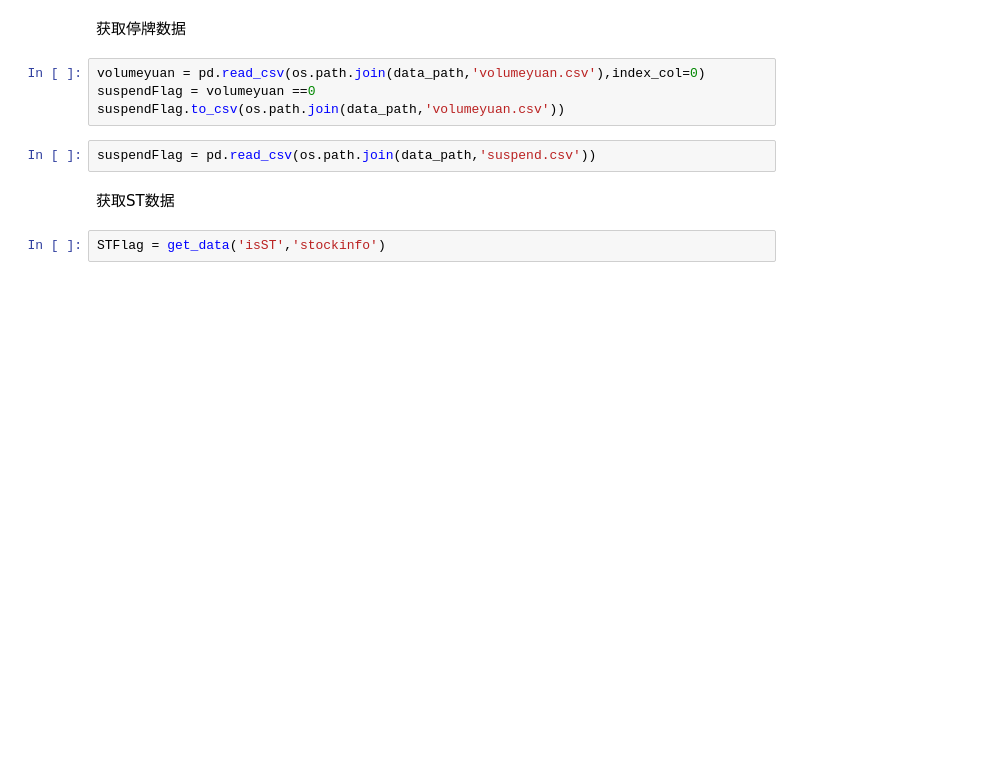
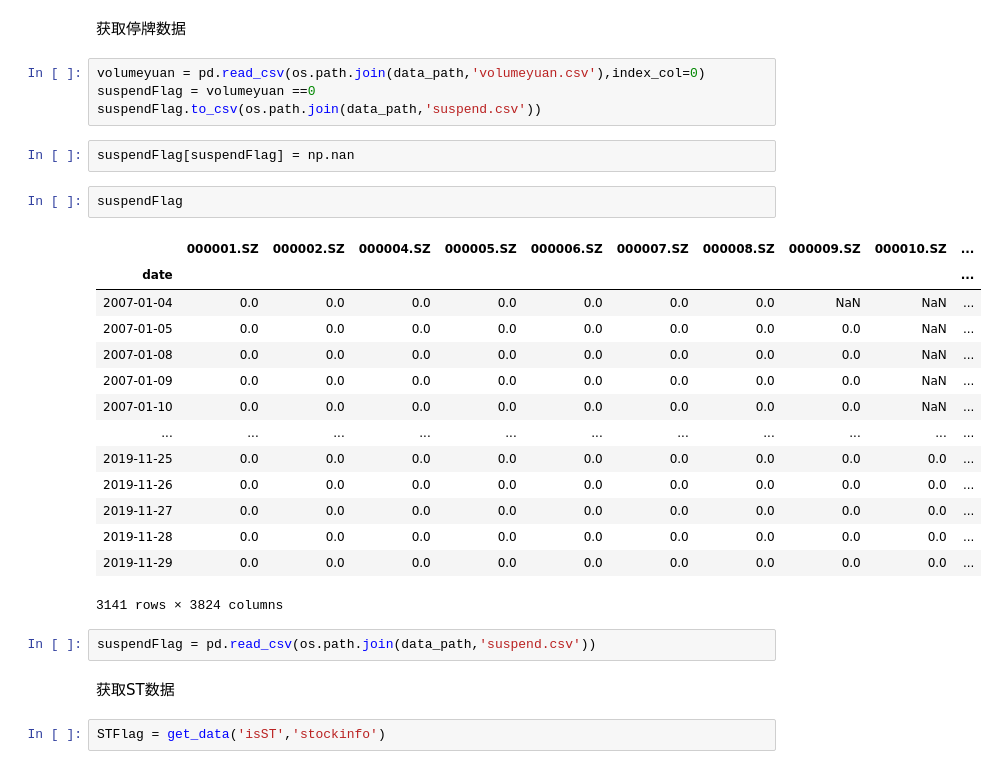
Before and after one commit to MABO1996/MB_quant, a Jupyter notebook: notebook/get_data.ipynb, the cells around one changed output. Saved outputs shown, nothing was run; the diff lists cells and outputs as text; blank space fills up the shorter version.

```diff
--- a/notebook/get_data.ipynb
+++ b/notebook/get_data.ipynb
@@ -177,7 +259,26 @@ get_industry_dummy()
 # %%
 volumeyuan = pd.read_csv(os.path.join(data_path,'volumeyuan.csv'),index_col=0)
 suspendFlag = volumeyuan ==0
-suspendFlag.to_csv(os.path.join(data_path,'volumeyuan.csv'))
+suspendFlag.to_csv(os.path.join(data_path,'suspend.csv'))
+# %%
+suspendFlag[suspendFlag] = np.nan
+# %%
+suspendFlag
+# %% [output]
+|  | 000001.SZ | 000002.SZ | 000004.SZ | 000005.SZ | 000006.SZ | 000007.SZ | 000008.SZ | 000009.SZ | 000010.SZ | ... |
+| date |  |  |  |  |  |  |  |  |  | ... |
+| 2007-01-04 | 0.0 | 0.0 | 0.0 | 0.0 | 0.0 | 0.0 | 0.0 | NaN | NaN | ... |
+| 2007-01-05 | 0.0 | 0.0 | 0.0 | 0.0 | 0.0 | 0.0 | 0.0 | 0.0 | NaN | ... |
+| 2007-01-08 | 0.0 | 0.0 | 0.0 | 0.0 | 0.0 | 0.0 | 0.0 | 0.0 | NaN | ... |
+| 2007-01-09 | 0.0 | 0.0 | 0.0 | 0.0 | 0.0 | 0.0 | 0.0 | 0.0 | NaN | ... |
+| 2007-01-10 | 0.0 | 0.0 | 0.0 | 0.0 | 0.0 | 0.0 | 0.0 | 0.0 | NaN | ... |
+| ... | ... | ... | ... | ... | ... | ... | ... | ... | ... | ... |
+| 2019-11-25 | 0.0 | 0.0 | 0.0 | 0.0 | 0.0 | 0.0 | 0.0 | 0.0 | 0.0 | ... |
+| 2019-11-26 | 0.0 | 0.0 | 0.0 | 0.0 | 0.0 | 0.0 | 0.0 | 0.0 | 0.0 | ... |
+| 2019-11-27 | 0.0 | 0.0 | 0.0 | 0.0 | 0.0 | 0.0 | 0.0 | 0.0 | 0.0 | ... |
+| 2019-11-28 | 0.0 | 0.0 | 0.0 | 0.0 | 0.0 | 0.0 | 0.0 | 0.0 | 0.0 | ... |
+| 2019-11-29 | 0.0 | 0.0 | 0.0 | 0.0 | 0.0 | 0.0 | 0.0 | 0.0 | 0.0 | ... |
+3141 rows × 3824 columns
 # %%
 suspendFlag = pd.read_csv(os.path.join(data_path,'suspend.csv'))
 # %% [markdown]
```
Also changed, not shown: parts of 16 cells of this notebook, 11 other files.
